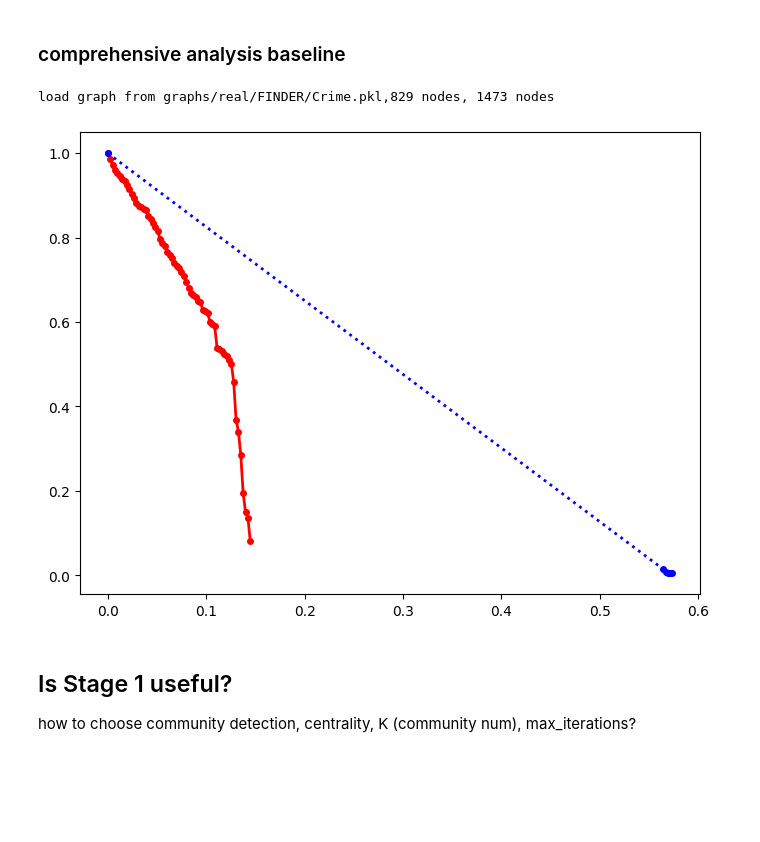
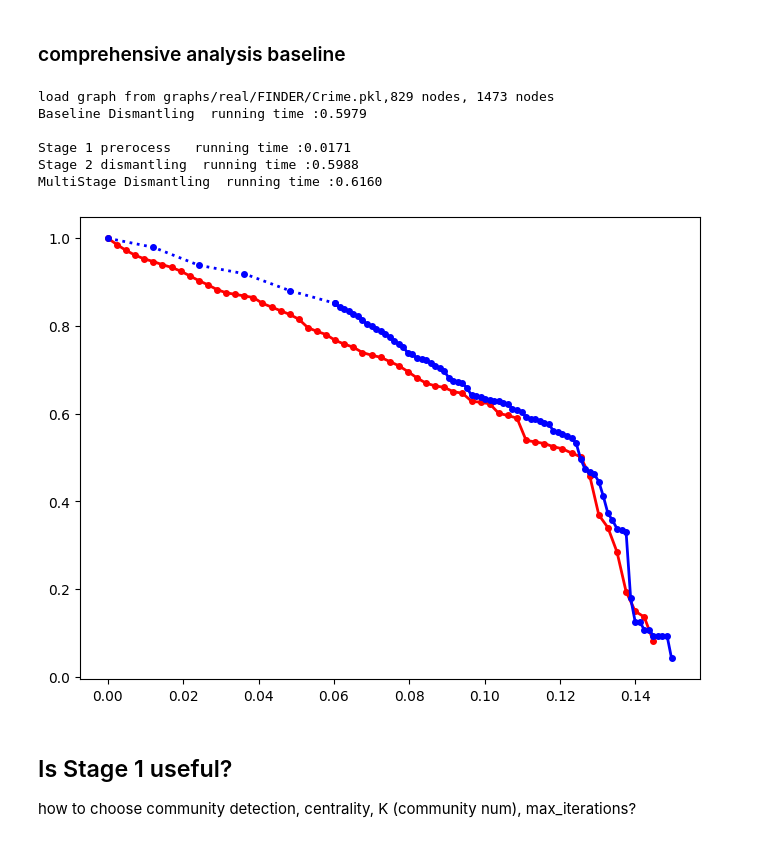
Before and after one commit to Rich-Chaw/MIND-ND, a Jupyter notebook: baseline_develop.ipynb, the cells around one changed output. Saved outputs shown, nothing was run; the diff lists cells and outputs as text; code cells hidden in the pictures; blank space fills up the shorter version.

```diff
--- a/baseline_develop.ipynb
+++ b/baseline_develop.ipynb
@@ -188,12 +87,13 @@ Adaptive CI centrality result: [1, 0, 3, 2, 4, 5]
 ### Stage 1: Preprocess
 # %%
 import importlib
-import utils
+import utils.community_detection
 importlib.reload(utils.community_detection)
 from utils.community_detection import COMMUNITY_METHODS,partition
 
 # test clustering
-clustering = partition(g,partition_method='lcd', threshold=0.05)
+# clustering = partition(g,partition_method='lcd', threshold=0.01)
+clustering = partition(g,partition_method='bigclam', K=10)
 
 print(f"Found {len(clustering)} communities")
 for i in range(min(3, len(clustering))):  # Show first 3
@@ -330,9 +238,9 @@ Testing process methods...
 print(f"Original graph: {g.vcount()} nodes, {g.ecount()} edges")
 print("Running Preprocessing...")
 
-# Test with Degree centrality
+# Test with Degree heuristic
 g_process, removed_nodes, removed_sizes, lcc_sizes = preprocess(
-    g,centrality=Degree, max_iterations=2, partition_method='fast_greedy',partition_config={'K':15}
+    g,heuristic='degree', max_iterations=2, partition_method='fast_greedy',partition_config={'K':15}
 )
 
 assert (len(removed_sizes) == len(lcc_sizes))
@@ -610,6 +486,7 @@ Final LCC size: 72 (8.69%)
 # %%
 from dataclasses import dataclass, asdict
 from typing import Callable,Dict,Optional
+import time
 
 @dataclass
 class partitionConfig:
@@ -622,13 +499,14 @@ class Config:
     # baselines: List[Callable] = [MIND, CentralityAdaptive]
 
     Is_Preprocess: bool = False
-    partition_method: Callable = None
+    partition_method: str = None
     partition_config: partitionConfig = None
-    centrality: Callable = None
-    centrality_config = {}
+    heuristic: str = None
+    heuristic_config = {}
     max_iterations: int = 1
 
     dismantling_method:Callable = MIND
+    dismantling_config = {}
 
 
 def comprehensive_baseline(config:Config):
@@ -639,7 +517,8 @@ def comprehensive_baseline(config:Config):
     plt.figure(figsize=(8, 6))
     n_init = g.vcount()
 
-    # dismantling baseline
+    # baseline dismantling
+    t1 = time.time()
     auc, robustness, removed_nodes, removed_sizes, lcc_sizes = dismantling(
         g,
         MIND,
@@ -648,56 +527,67 @@ def comprehensive_baseline(config:Config):
     x = np.array(removed_sizes) / n_init
     y = np.array(lcc_sizes) / n_init
     plt.plot(x, y, 'r-', linewidth=2, marker='o', markersize=4)
+    t2 = time.time()
+    print(f"Baseline Dismantling  running time :{(t2-t1):.4f}")
 
     # MultiStage dismantling
+    t1 = t2
     if config.Is_Preprocess:
         g_process, removed_nodes, removed_sizes, lcc_sizes = preprocess(
             g,
-            centrality = config.centrality,
+            heuristic = config.heuristic,
             max_iterations = config.max_iterations,
             partition_method = config.partition_method,
             partition_config = config.partition_config
         )
+        t2 = time.time()
 
         auc, robustness, new_removed_nodes, new_removed_sizes, new_lcc_sizes = dismantling(
             g_process,
             config.dismantling_method,
             step_ratio = config.step_ratio
         )
+        t3 = time.time()
+
+        print(f"\nStage 1 prerocess   running time :{(t2-t1):.4f}")
+        print(f"Stage 2 dismantling  running time :{(t3-t2):.4f}")
+        print(f"MultiStage Dismantling  running time :{(t3-t1):.4f}")
 
         # Plot the LCC curve in 1.preprocess
         x = np.array(removed_sizes) / n_init
         y = np.array(lcc_sizes) / n_init
         plt.plot(x, y, 'b:', linewidth=2, marker='o', markersize=4)
 
         # Plot the LCC curve in 2.dismantling
         pro_removed_size = removed_sizes[-1]
         new_x =(np.array(new_removed_sizes) + pro_removed_size) / n_init
         new_y = np.array(new_lcc_sizes) / n_init
         plt.plot(new_x, new_y, 'b-', linewidth=2, marker='o', markersize=4)
 
 
 config=Config(
     g_path = "graphs/real/FINDER/Crime.pkl",
     dismantling_method=MIND,
     step_ratio = 0.0025,
     Is_Preprocess = True,
-    partition_method = 'lcd',
+    partition_method = 'fast_greedy',
     partition_config = {
-                        'K':5,
-                        'threshold': 0.7
+                        'K':10,
+                        'threshold': 0.01
                         },
-    centrality = PageRank,
+    heuristic = 'cbs',
     max_iterations = 5
 )
 
-# {**asdict(config)}
-config.partition_config
-
 comprehensive_baseline(config)
 # %% [output]
 load graph from graphs/real/FINDER/Crime.pkl,829 nodes, 1473 nodes
+Baseline Dismantling  running time :0.5979
+
+Stage 1 prerocess   running time :0.0171
+Stage 2 dismantling  running time :0.5988
+MultiStage Dismantling  running time :0.6160
-[figure, old version]
+[figure, new version]
 # %% [markdown]
 ## Is Stage 1 useful?
 
```
Also changed, not shown: parts of 7 cells of this notebook, 5 other files.
